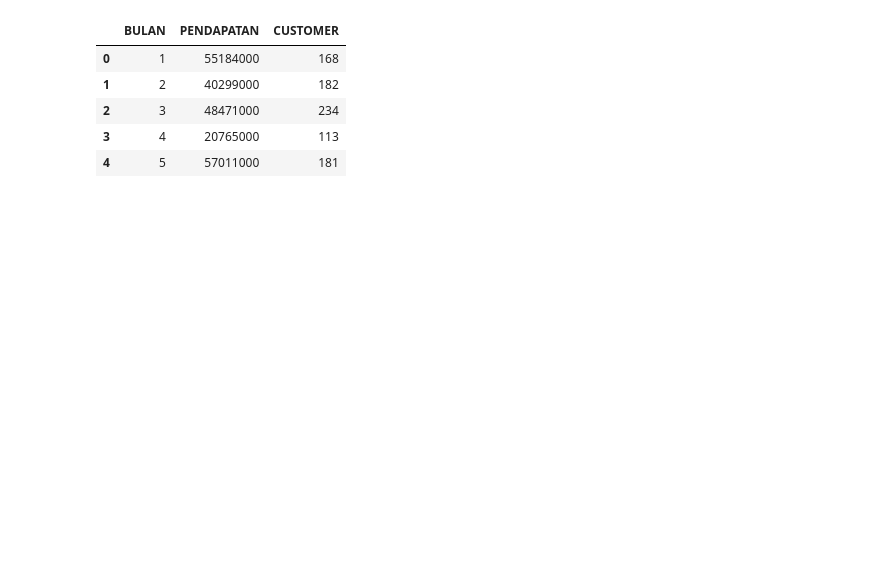
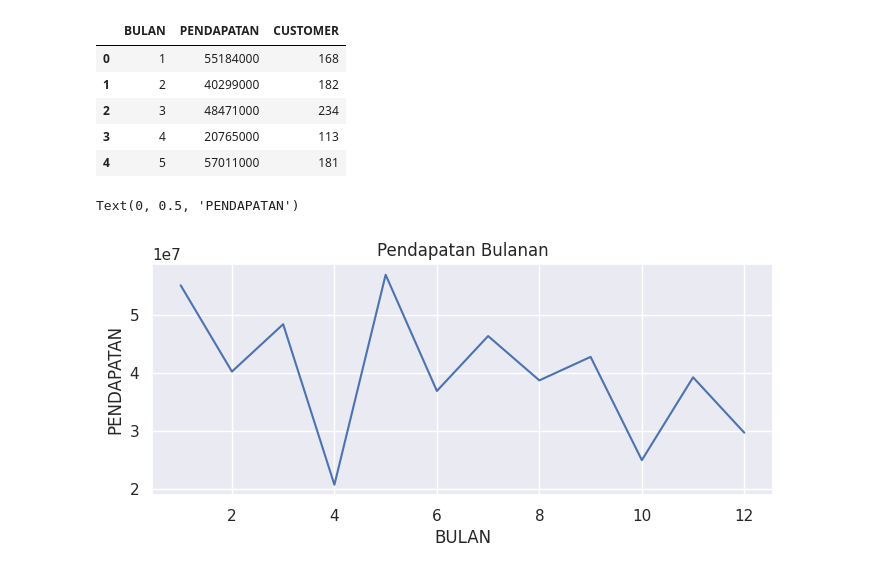
Before and after one commit to RizalAkbarFitrianto/Laporan_KP, a Jupyter notebook: Visualisasi_Data_Dakota_Candi.ipynb, the cells around one changed output. Drawn from its saved outputs; the diff is of its cells as text; code cells hidden in the pictures; blank space fills up the shorter version.

```diff
--- a/Visualisasi_Data_Dakota_Candi.ipynb
+++ b/Visualisasi_Data_Dakota_Candi.ipynb
@@ -17,3 +17,12 @@ train_df.head()
 | 2 | 3 | 48471000 | 234 |
 | 3 | 4 | 20765000 | 113 |
 | 4 | 5 | 57011000 | 181 |
+# %%
+# Lineplot
+plt.plot(train_df['BULAN'], train_df['PENDAPATAN'])
+plt.title('Pendapatan Bulanan')
+plt.xlabel('BULAN')
+plt.ylabel('PENDAPATAN')
+# %% [output]
+Text(0, 0.5, 'PENDAPATAN')
+[figure, added]
```
Also changed, not shown: parts of 6 cells of this notebook.
